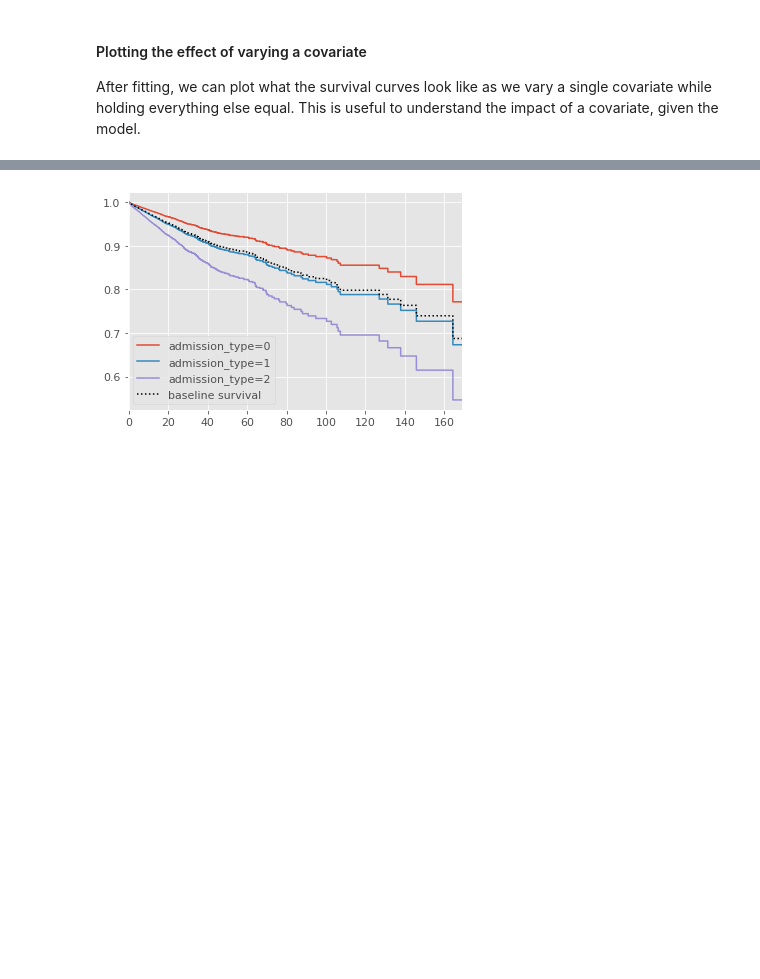
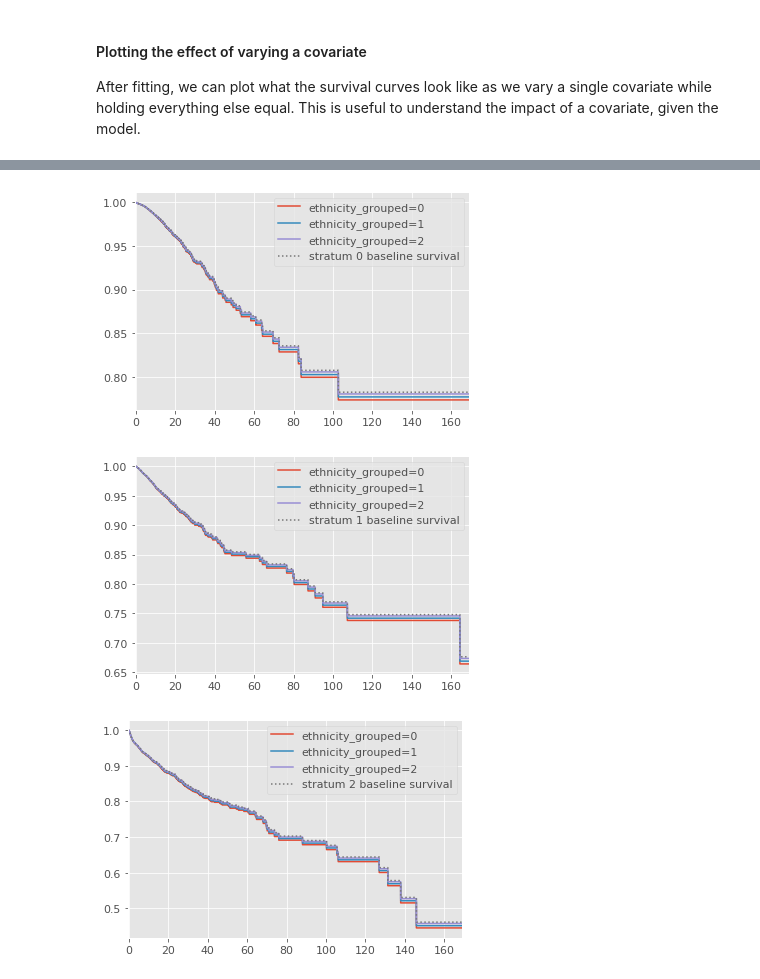
Before and after one commit to bseewald/fairness-ml-health, a Jupyter notebook: notebooks/mimic-iii/transplants/cox_regression.ipynb, the cells around one changed output, grey strips where cells are left out. Saved outputs shown, nothing was run; the diff lists cells and outputs as text; code cells hidden in the pictures; blank space fills up the shorter version.

```diff
--- a/notebooks/mimic-iii/transplants/cox_regression.ipynb
+++ b/notebooks/mimic-iii/transplants/cox_regression.ipynb
@@ -365,11 +375,3 @@ Index(['subject_id', 'hadm_id', 'icustay_id', 'gender', 'dod', 'admittime',
        'icustay_seq', 'first_icu_stay', 'row_id', 'seq_num', 'icd9_code',
        'oasis_score'],
       dtype='object')
-# %%
-# Select features
-cohort_df.set_index('hadm_id')
-cohort_df['dod'] = cohort_df['dod'].values.astype(float)
-
-features = ['hadm_id', 'gender', 'dod', 'insurance', 'los_hospital', 'age',
-            'ethnicity_grouped', 'admission_type', 'hospital_expire_flag',
-            'icd9_code', 'oasis_score']
@@ -389,3 +378,25 @@ cohort[cat_col] = cohort[cat_col].apply(le.fit_transform)
+# %%
+from sklearn.preprocessing import LabelEncoder
+
+cohort = cohort_df.copy()
+cohort.set_index('hadm_id')
+cohort['dod'] = cohort['dod'].values.astype(float)
+
+# Convert categorical variables to numerical encoding
+le = LabelEncoder()
+cat_col = ['gender', 'insurance', 'ethnicity_grouped', 'admission_type', 'icd9_code', 'oasis_score']
+cohort[cat_col] = cohort[cat_col].apply(le.fit_transform)
+
+# Binning
+cohort['age_st'] = pd.cut(cohort['age'], np.arange(15, 90, 5))
+cohort = cohort.drop('age', axis=1)
+
+# Select features
+features = ['hadm_id', 'gender', 'dod', 'insurance', 'los_hospital',
+            'ethnicity_grouped', 'admission_type', 'hospital_expire_flag',
+            'icd9_code', 'oasis_score']
+
+strata = ['oasis_score']
 # %%
 from lifelines import CoxPHFitter
 
@@ -481,5 +478,7 @@ cph.plot_covariate_groups('insurance', values=[0, 1, 2]);
 # %%
-cph.plot_covariate_groups('admission_type', values=[0, 1, 2]);
+cph.plot_covariate_groups('ethnicity_grouped', values=[0, 1, 2]);
 # %% [output]
-[figure, old version]
+[figure, new version]
+[figure, added]
+[figure, added]
 # %%
```
Also changed, not shown: parts of 21 cells of this notebook.
